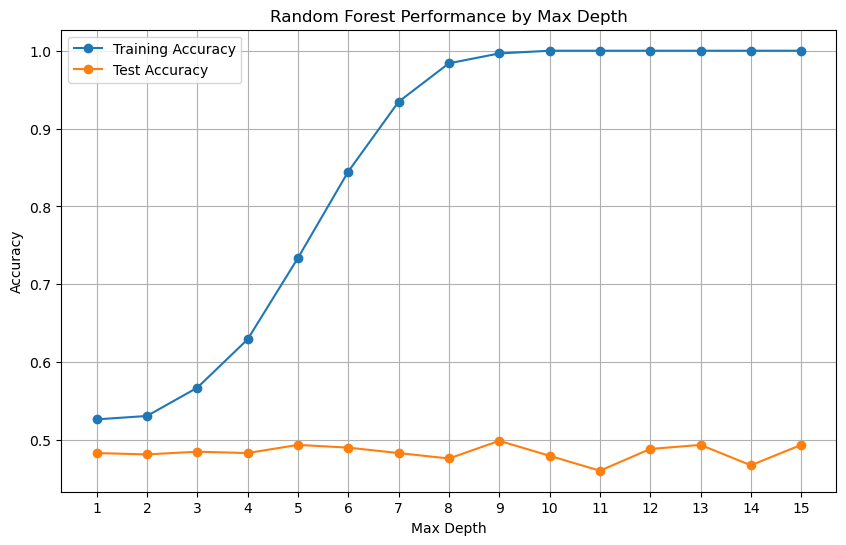
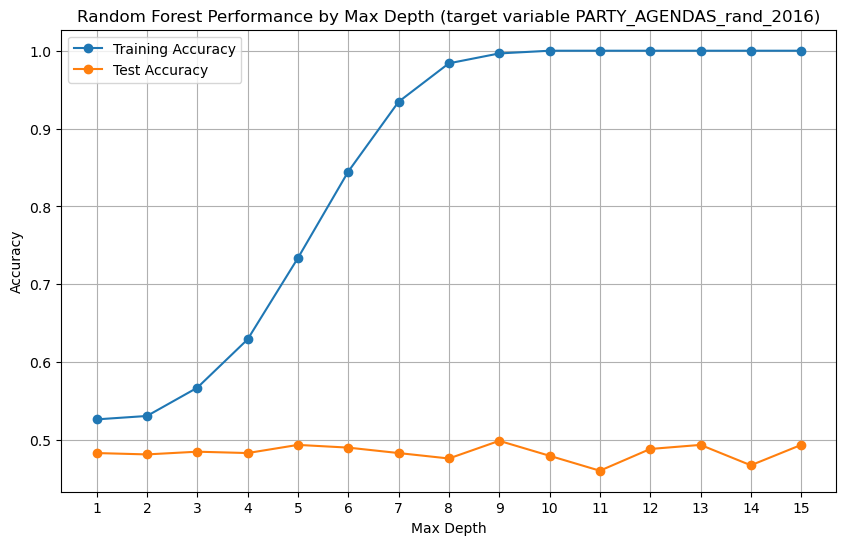
The change to this notebook cell's code, shown as a diff; its figure went from the first image to the second:
--- before
+++ after
@@ -36,10 +36,10 @@
 plt.xlabel('Max Depth')
 plt.ylabel('Accuracy')
-plt.title('Random Forest Performance by Max Depth')
+plt.title('Random Forest Performance by Max Depth (target variable PARTY_AGENDAS_rand_2016)')
 plt.legend()
 plt.grid(True)
 plt.xticks(depths)
+plt.savefig('results/RF_party_agendas.png')
 plt.show()
-
 # Display the DataFrame
 #print("\nResults DataFrame:")

Commit: save fig